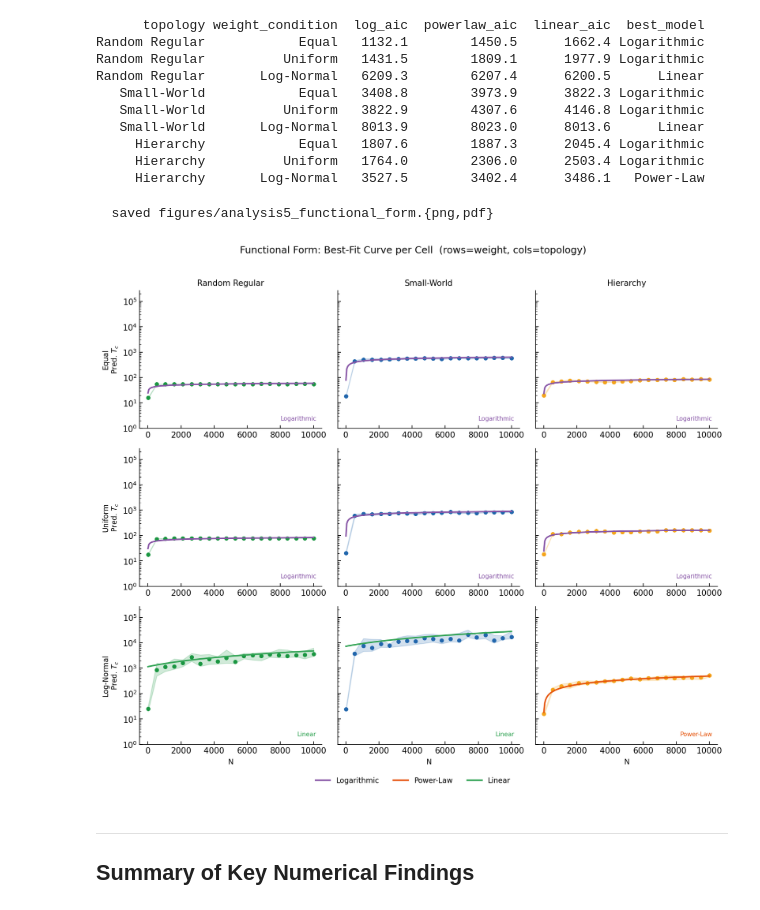
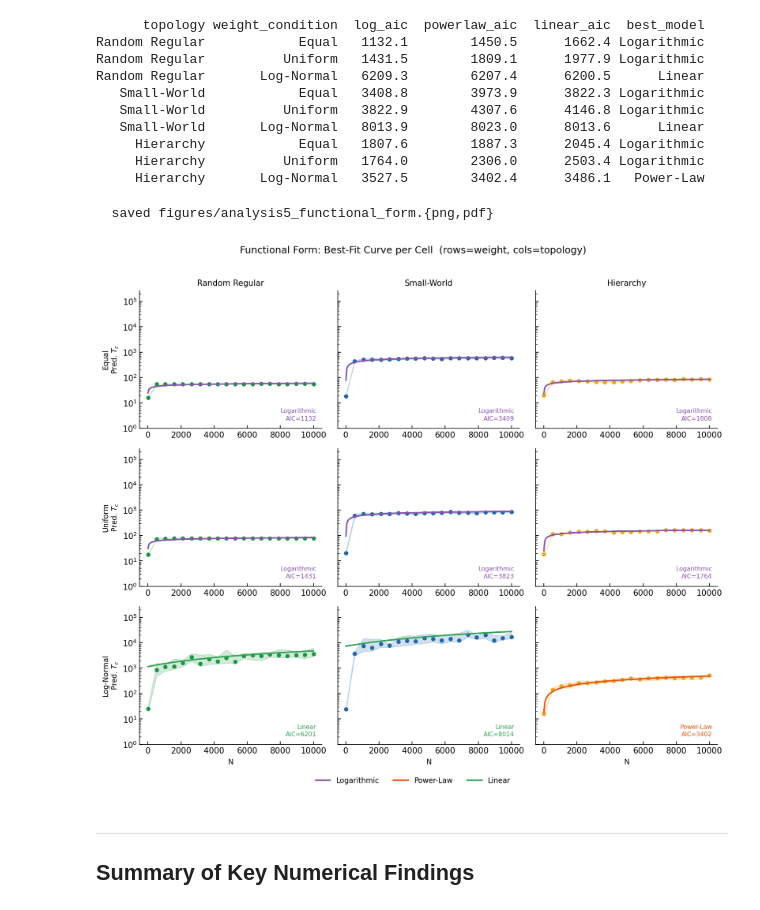
Before and after one commit to caleb-chandler/hierarchy-info-project, a Jupyter notebook: analysis.ipynb, the cells around one changed output. Drawn from its saved outputs; the diff is of its cells as text; code cells hidden in the pictures.

```diff
--- a/analysis.ipynb
+++ b/analysis.ipynb
@@ -517,6 +517,7 @@ for topo in TOPOS:
         })
         fit_store[(topo, wc)] = {
             'best': best,
+            'aics': aics,
             'log':      (a_l,   b_l),
             'powerlaw': (a_p,   b_p),
             'linear':   (a_lin, b_lin),
@@ -575,36 +576,41 @@ for row_i, wc in enumerate(WEIGHTS):
                 a, b  = fs['powerlaw']
                 y_fit = np.exp(b) * Nfit ** a
             else:
                 a, b  = fs['linear']
                 y_fit = a * Nfit + b
             ax.plot(Nfit, y_fit, color=MODEL_COLORS[best], lw=1.8, zorder=4)
-            ax.text(0.97, 0.05, best, transform=ax.transAxes,
-                    ha='right', va='bottom', fontsize=7.5, color=MODEL_COLORS[best])
+
+            best_aic   = fs['aics'][best]
+            ax.text(0.97, 0.05,
+                    f'{best}\nAIC={best_aic:.0f}',
+                    transform=ax.transAxes,
+                    ha='right', va='bottom', fontsize=7.5,
+                    color=MODEL_COLORS[best], linespacing=1.4)
 
         ax.set_yscale('log')
         ax.set_ylim(y_min, y_max)
 
         if row_i == 0:
             ax.set_title(topo, fontsize=10)
         if col_j == 0:
             ax.set_ylabel(f'{wc}\nPred. $T_c$', fontsize=9)
         if row_i == 2:
             ax.set_xlabel('N', fontsize=9)
 
 fig.suptitle('Functional Form: Best-Fit Curve per Cell  (rows=weight, cols=topology)',
              fontsize=12, y=1.01)
 
 model_handles = [Line2D([0],[0], color=c, label=m, lw=2)
                  for m, c in MODEL_COLORS.items()]
 fig.legend(handles=model_handles, loc='lower center',
            ncol=3, frameon=False, bbox_to_anchor=(0.5, -0.03))
 
 plt.tight_layout()
 savefig(fig, 'analysis5_functional_form')
 plt.show()
 # %% [output]
   saved figures/analysis5_functional_form.{png,pdf}
-[figure, old version]
+[figure, new version]
 # %% [markdown]
 ---
 ## Summary of Key Numerical Findings
```
Also changed, not shown: parts of 1 cell of this notebook, 5 other files.
